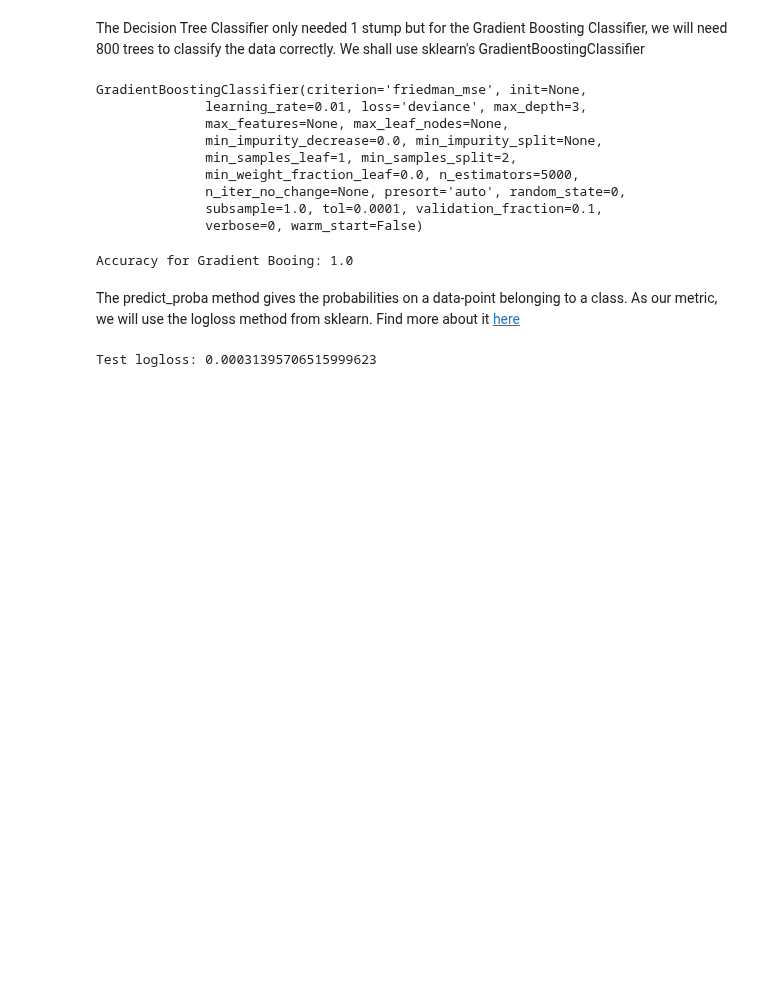
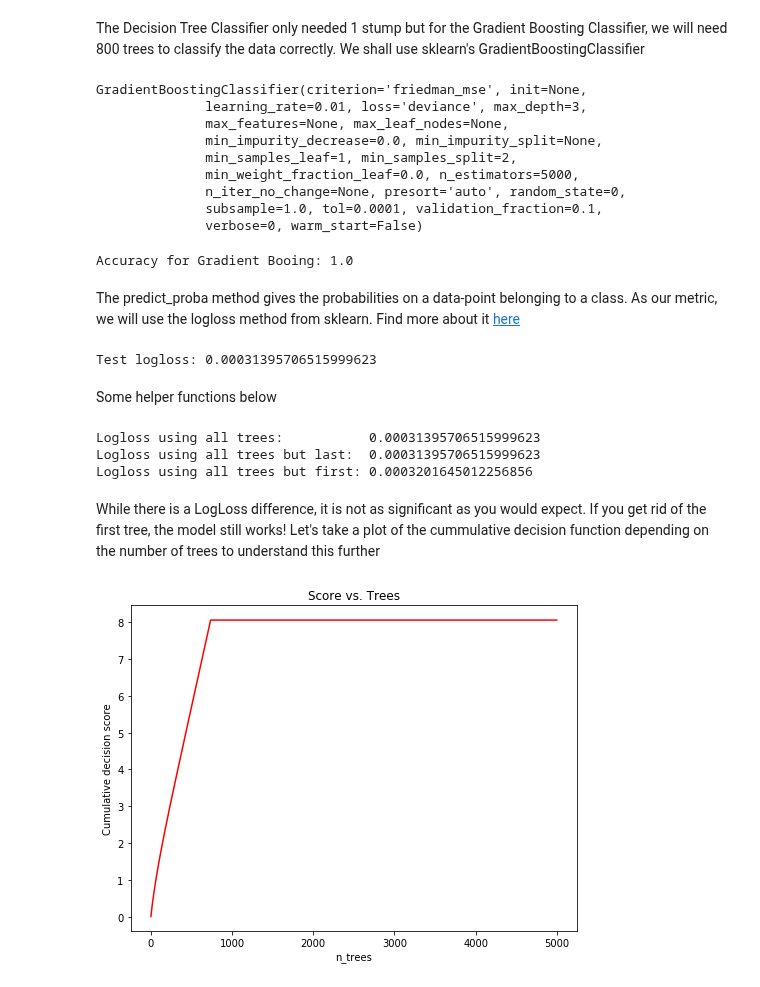
Before and after one commit to sarthakbatragatech/100-Days-of-ML, a Jupyter notebook: Gradient-Boosting/Gradient-Boosting.ipynb, the cells around one changed output. Saved outputs shown, nothing was run; the diff lists cells and outputs as text; code cells hidden in the pictures; blank space fills up the shorter version.

```diff
--- a/Gradient-Boosting/Gradient-Boosting.ipynb
+++ b/Gradient-Boosting/Gradient-Boosting.ipynb
@@ -61,3 +61,42 @@ y_pred = clf.predict_proba(X_test)[:, 1]
 print("Test logloss: {}".format(log_loss(y_test, y_pred)))
 # %% [output]
 Test logloss: 0.00031395706515999623
+# %% [markdown]
+Some helper functions below
+# %%
+def compute_loss(y_true, scores_pred):
+    '''
+        Since we use raw scores we will wrap log_loss
+        and apply sigmoid to our predictions before computing log_loss itself
+    '''
+    return log_loss(y_true, sigmoid(scores_pred))
+
+
+'''
+    Get cummulative sum of *decision function* for trees. i-th element is a sum of trees 0...i-1.
+    We cannot use staged_predict_proba, since we want to manipulate raw scores
+    (not probabilities). And only in the end convert the scores to probabilities using sigmoid
+'''
+cum_preds = np.array([x for x in clf.staged_decision_function(X_test)])[:, :, 0]
+
+print ("Logloss using all trees:           {}".format(compute_loss(y_test, cum_preds[-1, :])))
+print ("Logloss using all trees but last:  {}".format(compute_loss(y_test, cum_preds[-2, :])))
+print ("Logloss using all trees but first: {}".format(compute_loss(y_test, cum_preds[-1, :] - cum_preds[0, :])))
+# %% [output]
+Logloss using all trees:           0.00031395706515999623
+Logloss using all trees but last:  0.00031395706515999623
+Logloss using all trees but first: 0.0003201645012256856
+# %% [markdown]
+While there is a LogLoss difference, it is not as significant as you would expect. If you get rid of the first tree, the model still works! Let's take a plot of the cummulative decision function depending on the number of trees to understand this further
+# %%
+# Pick an object of class 1 for visualisation
+plt.figure(figsize=(8, 6))
+plt.plot(cum_preds[:, y_test == 1][:, 0], color='r')
+
+plt.xlabel('n_trees')
+plt.ylabel('Cumulative decision score')
+plt.title('Score vs. Trees')
+plt.savefig('plots/score_vs_trees.png', transparent=False)
+plt.show()
+# %% [output]
+[figure, added]
```
Also changed, not shown: parts of 11 cells of this notebook, 3 other files.
